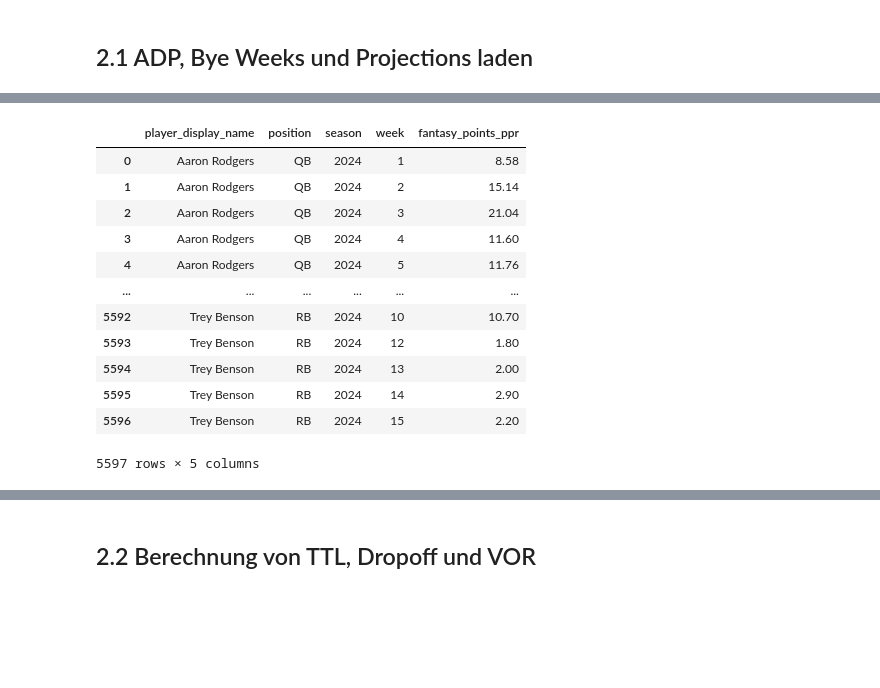
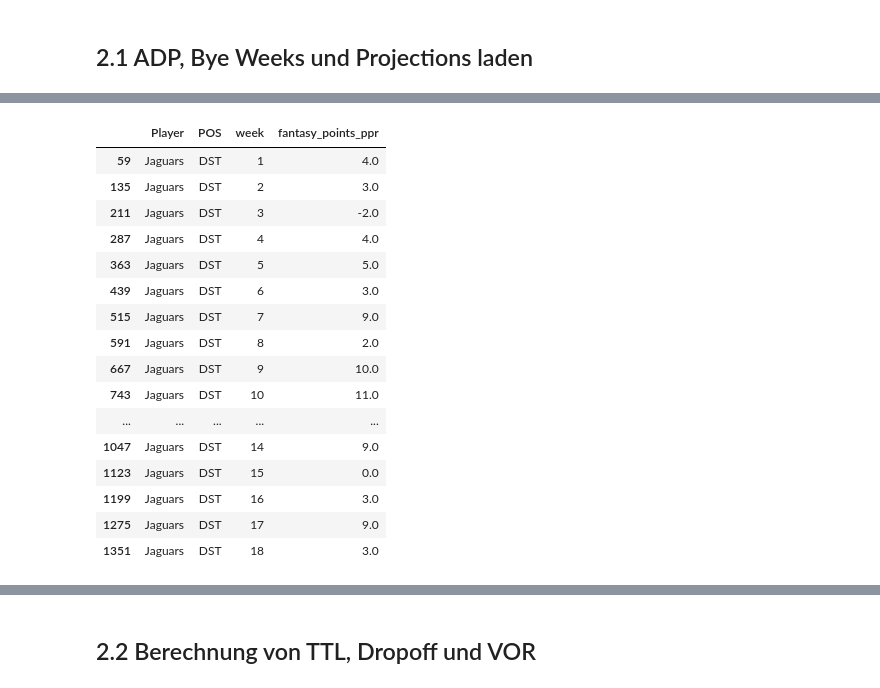
Before and after one commit to alexk2206/Data_Driven_Fantasy_Football, a Jupyter notebook: Mixed_Integer_Problem_for_Draft_Optimization.ipynb, the cells around one changed output, grey strips where cells are left out. Cells and saved outputs as stored; diff of their text form; code cells hidden in the pictures; blank space fills up the shorter version.

```diff
--- a/Mixed_Integer_Problem_for_Draft_Optimization.ipynb
+++ b/Mixed_Integer_Problem_for_Draft_Optimization.ipynb
@@ -105,16 +144,0 @@ real_data = pd.read_csv(real_data_url)
-# %%
-real_data
-# %% [output]
-|  | player_display_name | position | season | week | fantasy_points_ppr |
-| 0 | Aaron Rodgers | QB | 2024 | 1 | 8.58 |
-| 1 | Aaron Rodgers | QB | 2024 | 2 | 15.14 |
-| 2 | Aaron Rodgers | QB | 2024 | 3 | 21.04 |
-| 3 | Aaron Rodgers | QB | 2024 | 4 | 11.60 |
-| 4 | Aaron Rodgers | QB | 2024 | 5 | 11.76 |
-| ... | ... | ... | ... | ... | ... |
-| 5592 | Trey Benson | RB | 2024 | 10 | 10.70 |
-| 5593 | Trey Benson | RB | 2024 | 12 | 1.80 |
-| 5594 | Trey Benson | RB | 2024 | 13 | 2.00 |
-| 5595 | Trey Benson | RB | 2024 | 14 | 2.90 |
-| 5596 | Trey Benson | RB | 2024 | 15 | 2.20 |
-5597 rows × 5 columns
@@ -120,0 +161,21 @@ real_data
+# %%
+# filter real_data for Harrison Butker
+real_data[real_data['Player'] == 'Jaguars']
+# %% [output]
+|  | Player | POS | week | fantasy_points_ppr |
+| 59 | Jaguars | DST | 1 | 4.0 |
+| 135 | Jaguars | DST | 2 | 3.0 |
+| 211 | Jaguars | DST | 3 | -2.0 |
+| 287 | Jaguars | DST | 4 | 4.0 |
+| 363 | Jaguars | DST | 5 | 5.0 |
+| 439 | Jaguars | DST | 6 | 3.0 |
+| 515 | Jaguars | DST | 7 | 9.0 |
+| 591 | Jaguars | DST | 8 | 2.0 |
+| 667 | Jaguars | DST | 9 | 10.0 |
+| 743 | Jaguars | DST | 10 | 11.0 |
+| ... | ... | ... | ... | ... |
+| 1047 | Jaguars | DST | 14 | 9.0 |
+| 1123 | Jaguars | DST | 15 | 0.0 |
+| 1199 | Jaguars | DST | 16 | 3.0 |
+| 1275 | Jaguars | DST | 17 | 9.0 |
+| 1351 | Jaguars | DST | 18 | 3.0 |
```
Also changed, not shown: parts of 11 cells of this notebook.
